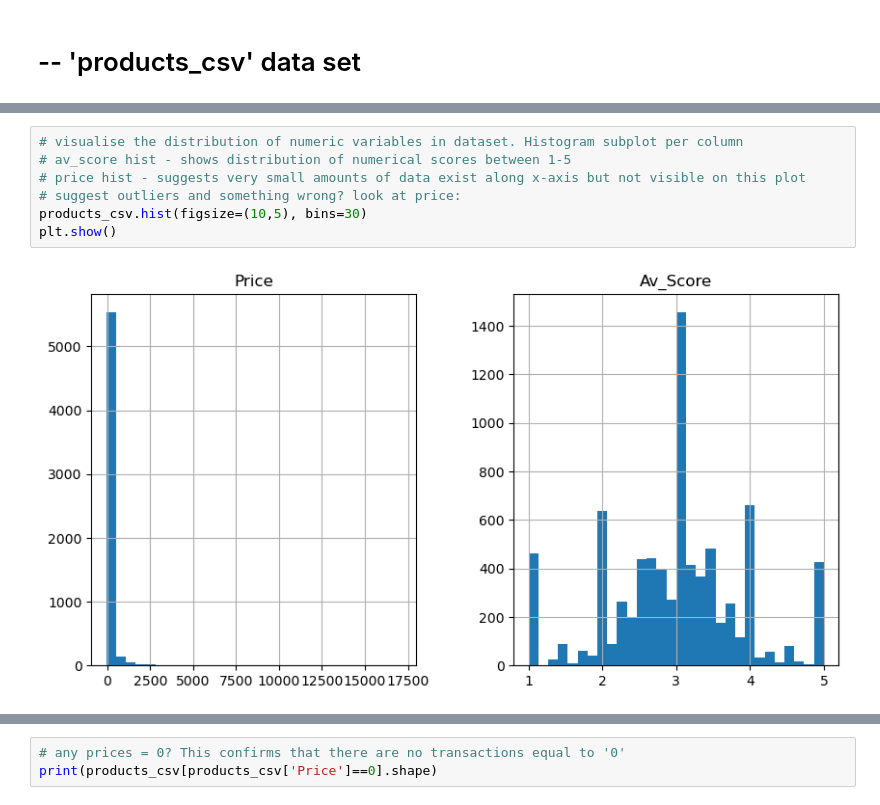
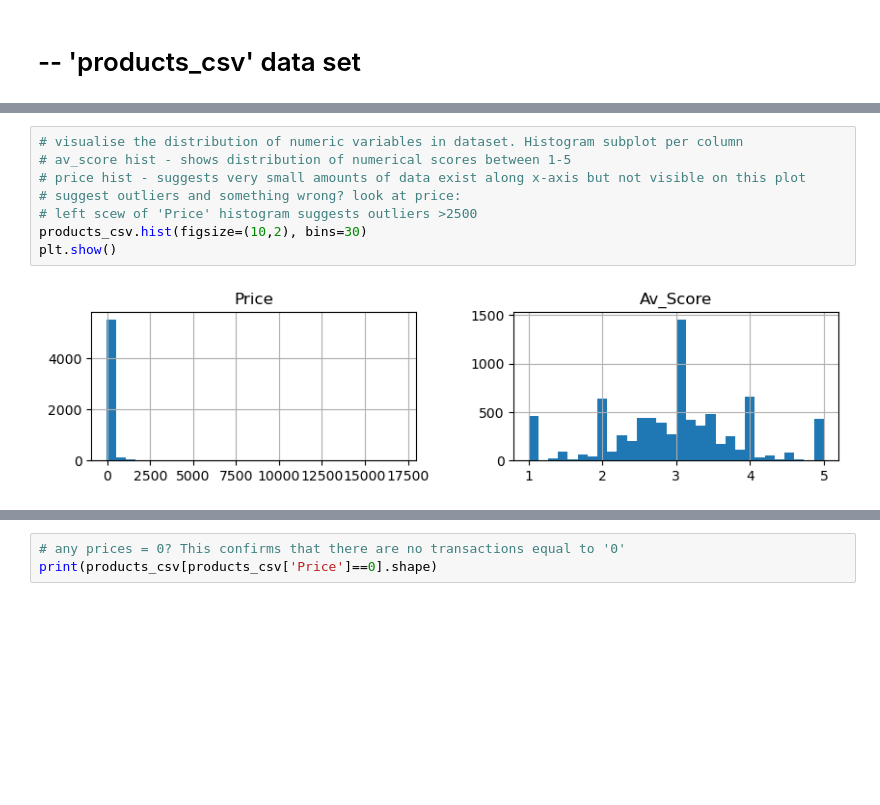
Before and after one commit to EMSinclair217/ITPBD2-Assignment-with-notebook, a Jupyter notebook: 3537499_BD2.ipynb, the cells around one changed output, grey strips where cells are left out. Saved outputs shown, nothing was run; the diff lists cells and outputs as text; blank space fills up the shorter version.

```diff
--- a/3537499_BD2.ipynb
+++ b/3537499_BD2.ipynb
@@ -164,11 +71,12 @@ dtype: int64
 # %%
 # visualise the distribution of numeric variables in dataset. Histogram subplot per column
 # av_score hist - shows distribution of numerical scores between 1-5
 # price hist - suggests very small amounts of data exist along x-axis but not visible on this plot
 # suggest outliers and something wrong? look at price:
-products_csv.hist(figsize=(10,5), bins=30)
+# left scew of 'Price' histogram suggests outliers >2500
+products_csv.hist(figsize=(10,2), bins=30)
 plt.show()
 # %% [output]
-[figure, old version]
+[figure, new version]
 # %%
 # table representation of hist - shows spread of price - many items with individual
```
Also changed, not shown: parts of 127 cells of this notebook, 1 other file.
